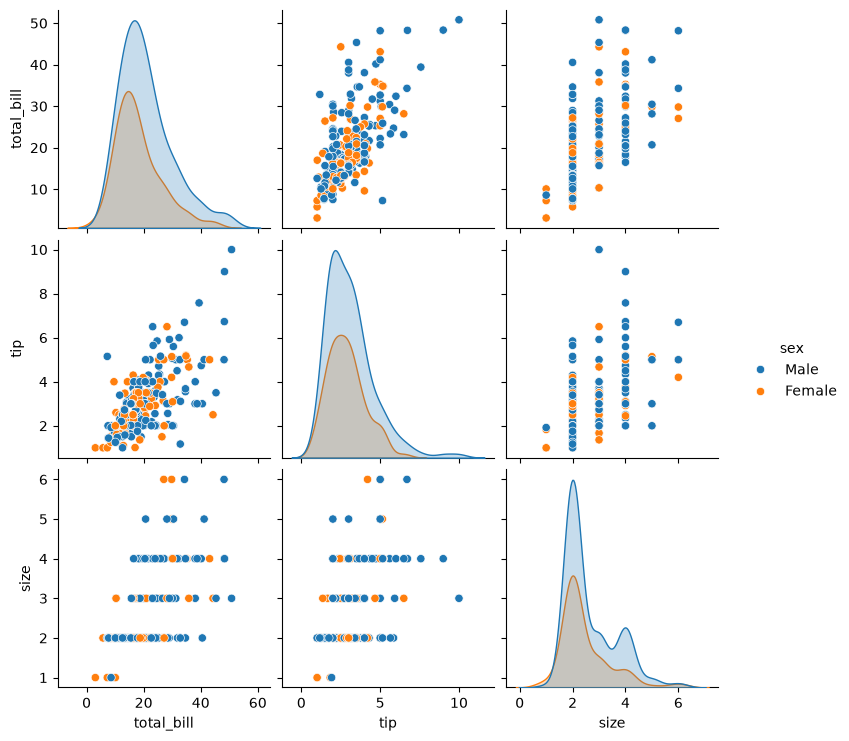
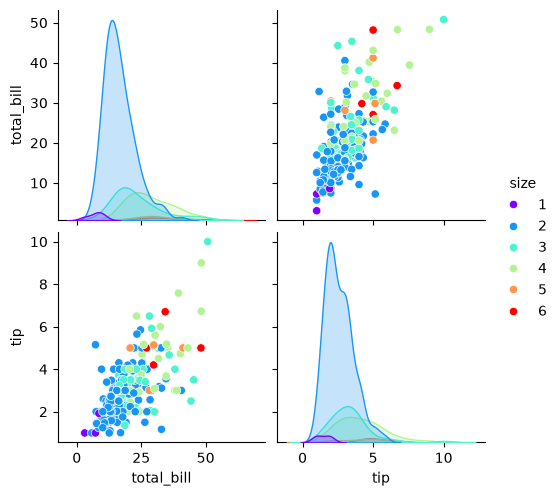
The notebook cell's code change between the first figure and the second:
--- before
+++ after
@@ -1,2 +1,2 @@
-sns.pairplot(df,hue='sex')
+sns.pairplot(df,hue='size',palette='rainbow')
 # hue categorizes the data based on the column provided. In this case, it will categorize the data based on the "sex" column, which contains the values

Commit: categorical